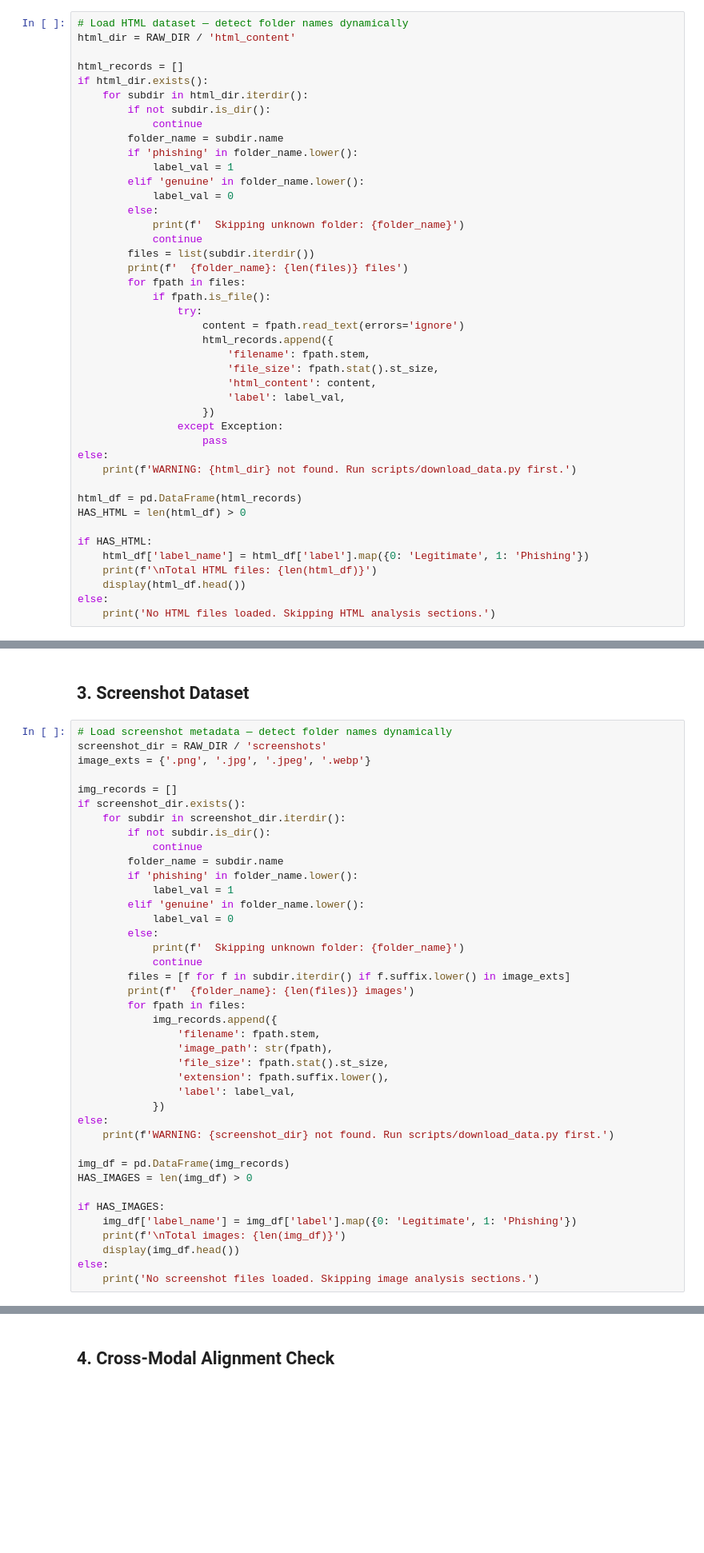
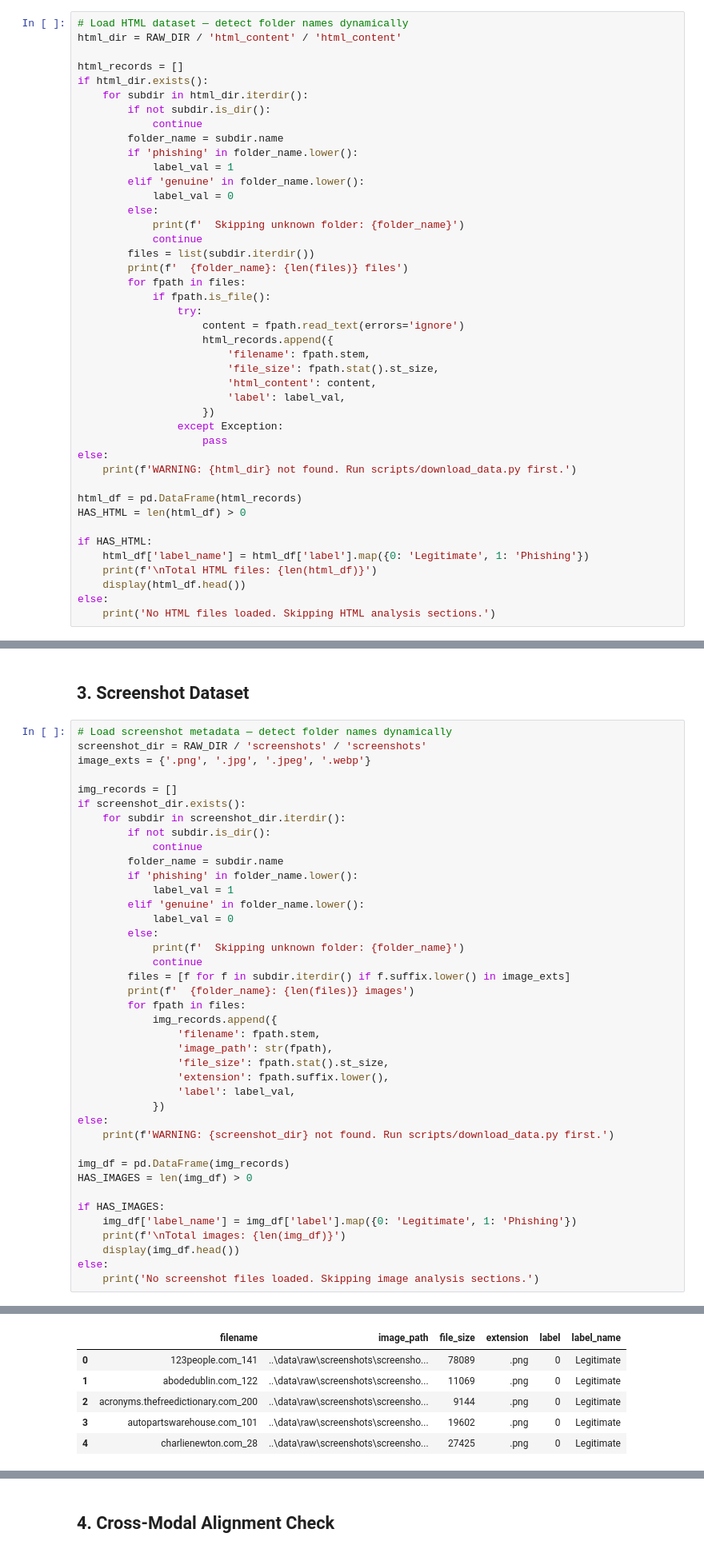
Before and after one commit to ninodelmundo/dsa4266, a Jupyter notebook: notebooks/EDA.ipynb, the cells around one changed output, grey strips where cells are left out. Shown at 80% size. Cells and saved outputs as stored; diff of their text form; blank space fills up the shorter version.

```diff
--- a/notebooks/EDA.ipynb
+++ b/notebooks/EDA.ipynb
@@ -224,7 +296,7 @@ plt.show()
 ## 2. HTML Content Dataset
 # %%
 # Load HTML dataset — detect folder names dynamically
-html_dir = RAW_DIR / 'html_content'
+html_dir = RAW_DIR / 'html_content' / 'html_content'
 
 html_records = []
 if html_dir.exists():
@@ -396,7 +479,7 @@ else:
 ## 3. Screenshot Dataset
 # %%
 # Load screenshot metadata — detect folder names dynamically
-screenshot_dir = RAW_DIR / 'screenshots'
+screenshot_dir = RAW_DIR / 'screenshots' / 'screenshots'
 image_exts = {'.png', '.jpg', '.jpeg', '.webp'}
 
 img_records = []
@@ -434,3 +517,4 @@ if HAS_IMAGES:
     display(img_df.head())
 else:
     print('No screenshot files loaded. Skipping image analysis sections.')
+# %% [output]
@@ -437,3 +525,9 @@ else:
+|  | filename | image_path | file_size | extension | label | label_name |
+| 0 | 123people.com_141 | ..\data\raw\screenshots\screensho... | 78089 | .png | 0 | Legitimate |
+| 1 | abodedublin.com_122 | ..\data\raw\screenshots\screensho... | 11069 | .png | 0 | Legitimate |
+| 2 | acronyms.thefreedictionary.com_200 | ..\data\raw\screenshots\screensho... | 9144 | .png | 0 | Legitimate |
+| 3 | autopartswarehouse.com_101 | ..\data\raw\screenshots\screensho... | 19602 | .png | 0 | Legitimate |
+| 4 | charlienewton.com_28 | ..\data\raw\screenshots\screensho... | 27425 | .png | 0 | Legitimate |
 # %%
 if not HAS_IMAGES:
     print('Skipped — no screenshot data available.')
```
Also changed, not shown: parts of 10 cells of this notebook, 3 other files.
